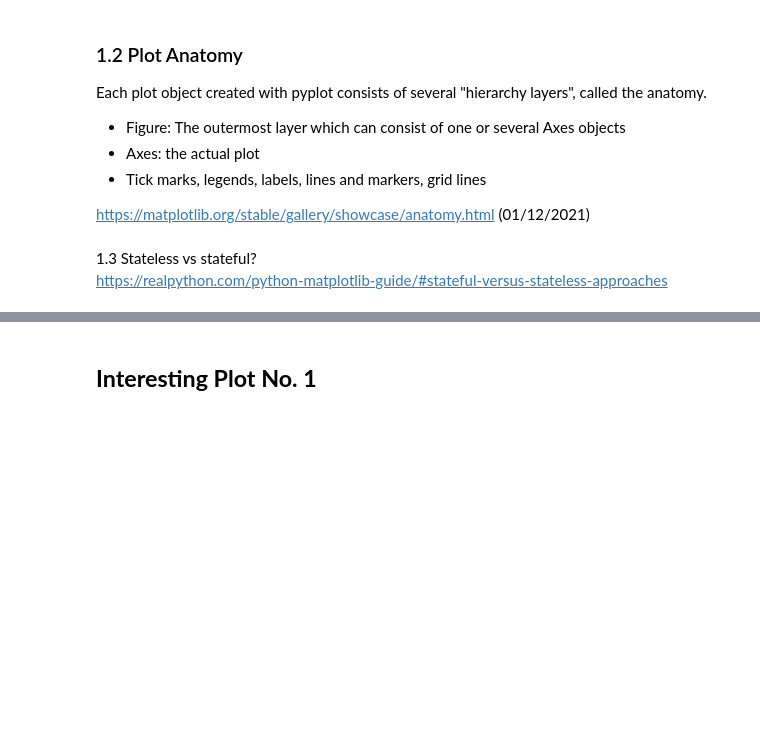
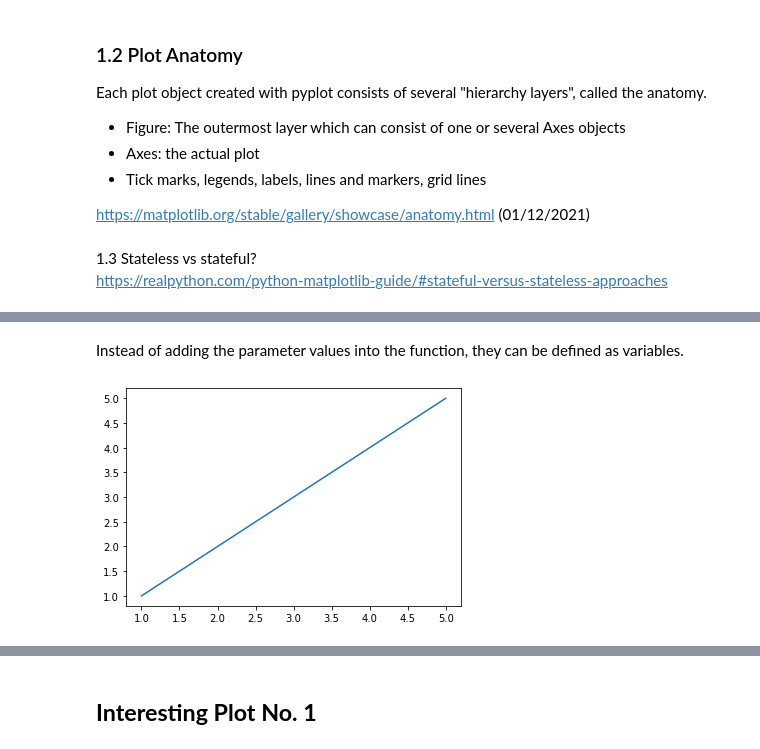
Before and after one commit to ssteffens/fundamentals-data-analysis-assessment, a Jupyter notebook: pyplot.ipynb, the cells around one changed output, grey strips where cells are left out. Drawn from its saved outputs; the diff is of its cells as text; code cells hidden in the pictures; blank space fills up the shorter version.

```diff
--- a/pyplot.ipynb
+++ b/pyplot.ipynb
@@ -51,0 +74,12 @@ https://matplotlib.org/stable/tutorials/introductory/usage.html
+# %% [markdown]
+Instead of adding the parameter values into the function, they can be defined as variables.
+# %%
+# Defining arrays for x and y values
+x = [1, 2, 3, 4, 5]
+y = [1, 2, 3, 4, 5]
+
+# Plotting the x and y values defined above
+plt.plot(x, y)
+plt.show()
+# %% [output]
+[figure, added]
```
Also changed, not shown: parts of 12 cells of this notebook.
